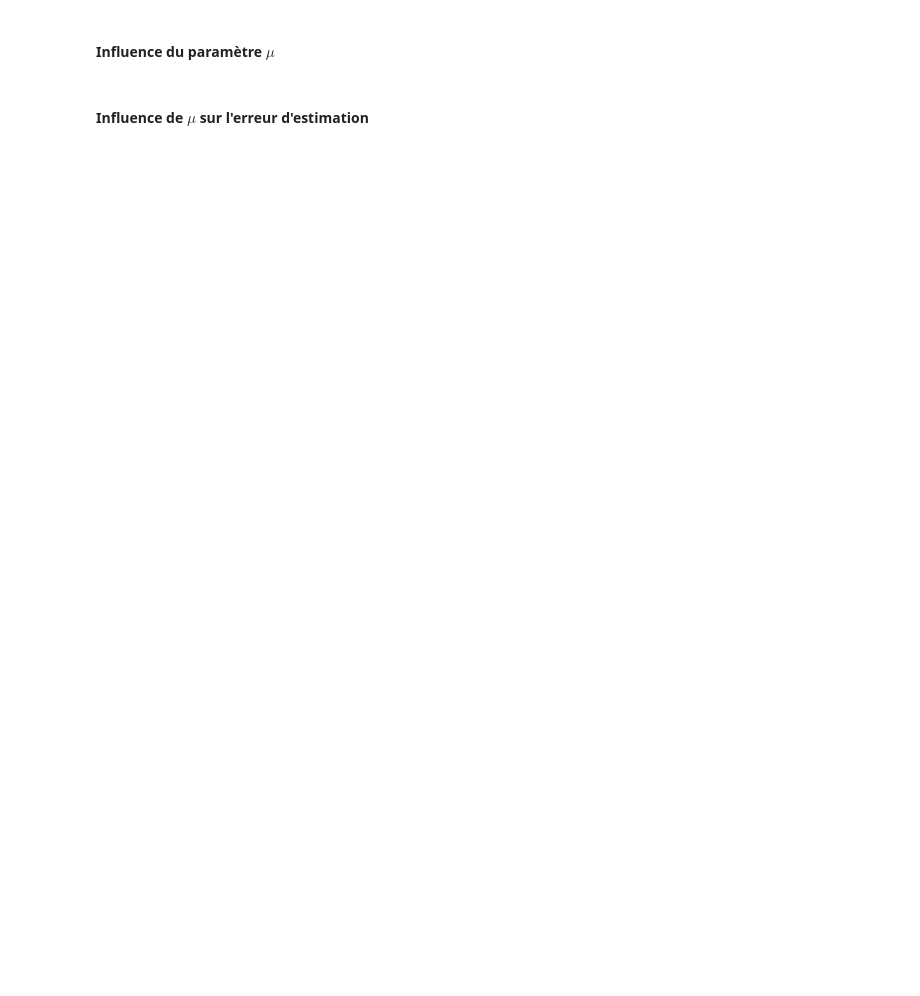
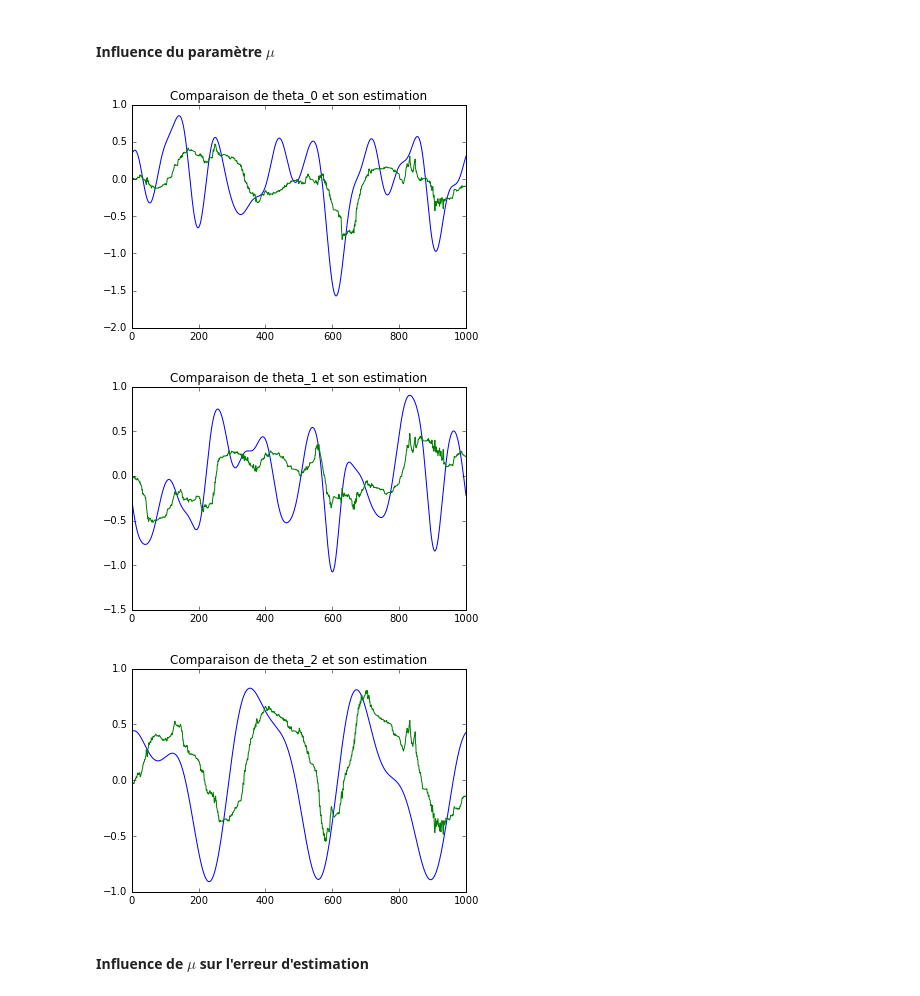
Before and after one commit to jngod2011/TVAR_Prediction, a Jupyter notebook: TVAR_d.ipynb, the cells around one changed output. Cells and saved outputs as stored; diff of their text form; code cells hidden in the pictures; blank space fills up the shorter version.

```diff
--- a/TVAR_d.ipynb
+++ b/TVAR_d.ipynb
@@ -149,23 +149,36 @@ plt.title("Exemple d'un estimateur de TVAR({}) par NLMS".format(d))
 # %%
 # Estimation
 log_mu = np.arange(-3, 0, 0.3)
 N = len(log_mu)
 mu = np.power(10, log_mu)
 estimations = np.matrix(np.zeros((N, T)))
 MSE = np.zeros((N,T/2))
 MISE = np.zeros(N)
 
 for k in np.arange(N):
     estimations[k,:], theta_est = generation_est(X_tot, d, T, mu[k])
     for t in np.arange(T/2):
         MSE[k,t] = norm(theta[:,T/2 + t] - theta_est[:, T/2 + t])**2
     MISE[k] = 2./T*np.sum(MSE[k,:])
 
+    if k == 3:
+        for k in np.arange(d):
+            plt.figure()
+            plt.plot(np.arange(T), theta[k,:].T)
+            plt.plot(np.arange(T), theta_est[k,:].T)
+            plt.title("Comparaison de theta_{} et son estimation".format(k))
+            plt.show()
+
+
     #plt.figure()
     #plt.plot(estimations[k,:].T, 'r')
     #plt.plot(X)
     #plt.xlabel("Echantillons")
     #plt.ylabel("Amplitudes")
     #plt.title("Estimation pour mu = {}".format(mu[k]))
+# %% [output]
+[figure, added]
+[figure, added]
+[figure, added]
 # %% [markdown]
 #### Influence de $\mu$ sur l'erreur d'estimation
```
Also changed, not shown: parts of 11 cells of this notebook.
